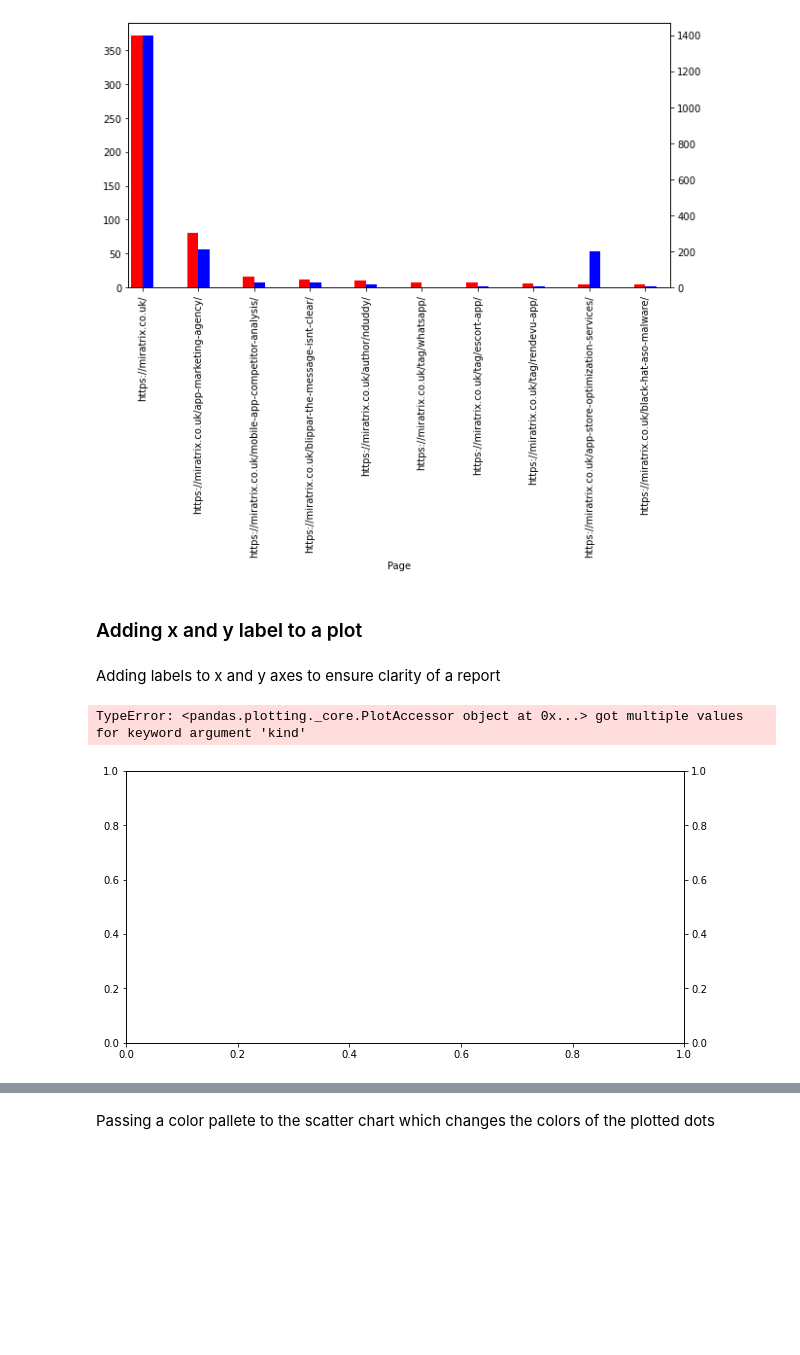
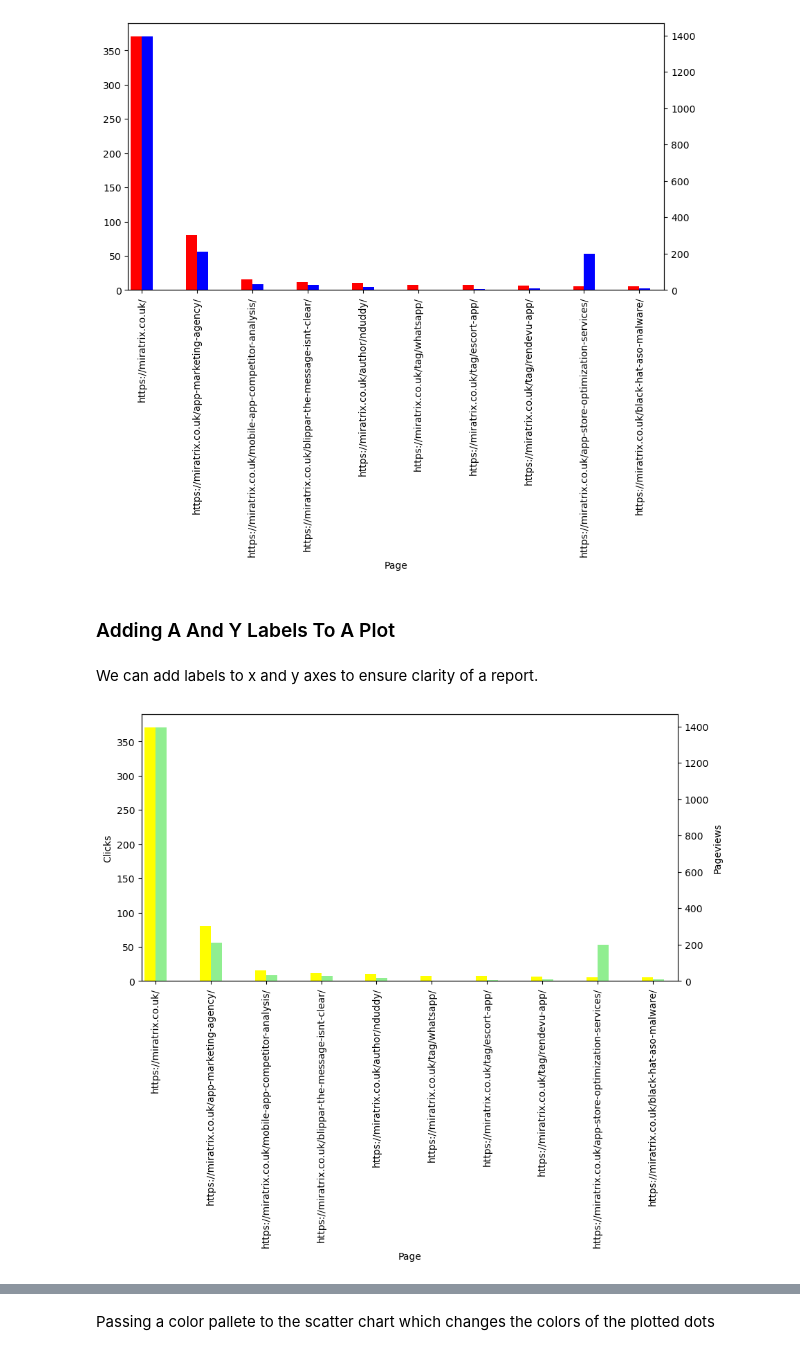
Before and after one commit to jessicahoganma/Python-For-Marketing, a Jupyter notebook: LinkedIn_Python For Marketing.ipynb, the cells around one changed output, grey strips where cells are left out. Drawn from its saved outputs; the diff is of its cells as text; code cells hidden in the pictures; blank space fills up the shorter version.

```diff
--- a/LinkedIn_Python For Marketing.ipynb
+++ b/LinkedIn_Python For Marketing.ipynb
@@ -696,5 +725,5 @@ warnings.filterwarnings('ignore')
 # %%
-ga_gsc_data = pd.read_csv('/Users/Robert/Desktop/data/other_data/ga_gsc_data.csv',
+ga_gsc_data = pd.read_csv('data/other_data/ga_gsc_data.csv',
                          usecols=['Page','Clicks','Impressions','CTR','Position','Avg. Time on Page',
                                   'Bounce Rate', 'Exit', 'Pageviews', 'Unique Pageviews'])
 # %%
@@ -741,6 +770,3 @@ ga_gsc_data.CTR = ga_gsc_data.CTR.str.replace('%','')
 # %%
 #Repalce 0 days with nothing and convert the remaining string to a timedelta
 ga_gsc_data['Avg. Time on Page'] = ga_gsc_data['Avg. Time on Page'].str.replace('0 days','').apply(pd.Timedelta)
-# %%
-#Set Page as Index to see what pages are performing and which are not
-ga_gsc_data.set_index('Page', inplace=True)
@@ -820,40 +844,39 @@ plt.show()
 # %% [output]
 [figure]
 # %% [markdown]
-### Adding x and y label to a plot
+### Adding A And Y Labels To A Plot
 # %% [markdown]
-Adding labels to x and y axes to ensure clarity of a report
+We can add labels to x and y axes to ensure clarity of a report.
 # %%
 fig = plt.figure(figsize=(10,5)) # Create matplotlib figure, 10 wide, 5 high
 
 ax = fig.add_subplot(111) # Create matplotlib axes
 ax2 = ax.twinx() #Create another axes that share the same x-axis as ax
 
 width = 0.2 #set the width of the bars
 
-ga_gsc_data['Clicks'][:10].plot.bar(kind='bar', #type of chart to use * Can also do.bar but here we're passing as an arguement
+ga_gsc_data['Clicks'][:10].plot.bar(#type of chart to use * Can also do.bar but here we're passing as an arguement
                                color='yellow', #color of the bar
                                ax=ax, #what matplotlib axes to use
                                width = width, #see above, 0.2
                                position = 1, #the position of the bar relative to others, so this comes first
                                fontsize = 10) #set font size
 
 ga_gsc_data['Pageviews'][:10].plot(kind='bar',
                                   color='lightgreen',
                                   ax=ax2,
                                   width=width,
                                   position=0)
 
 #Create ax customizations
 ax.set_xlabel('Page') #Name of the x axis
 ax.set_ylabel('Clicks') #Name the primary y axis
 
 #Create ax2 customizations
 ax2.set_ylabel('Pageviews') #name the secondary y axis
 
 #display the charts
 plt.show()
 # %% [output]
-TypeError: <pandas.plotting._core.PlotAccessor object at 0x...> got multiple values for keyword argument 'kind'
-[figure, old version]
+[figure, new version]
 # %% [markdown]
```
Also changed, not shown: parts of 135 cells of this notebook.
